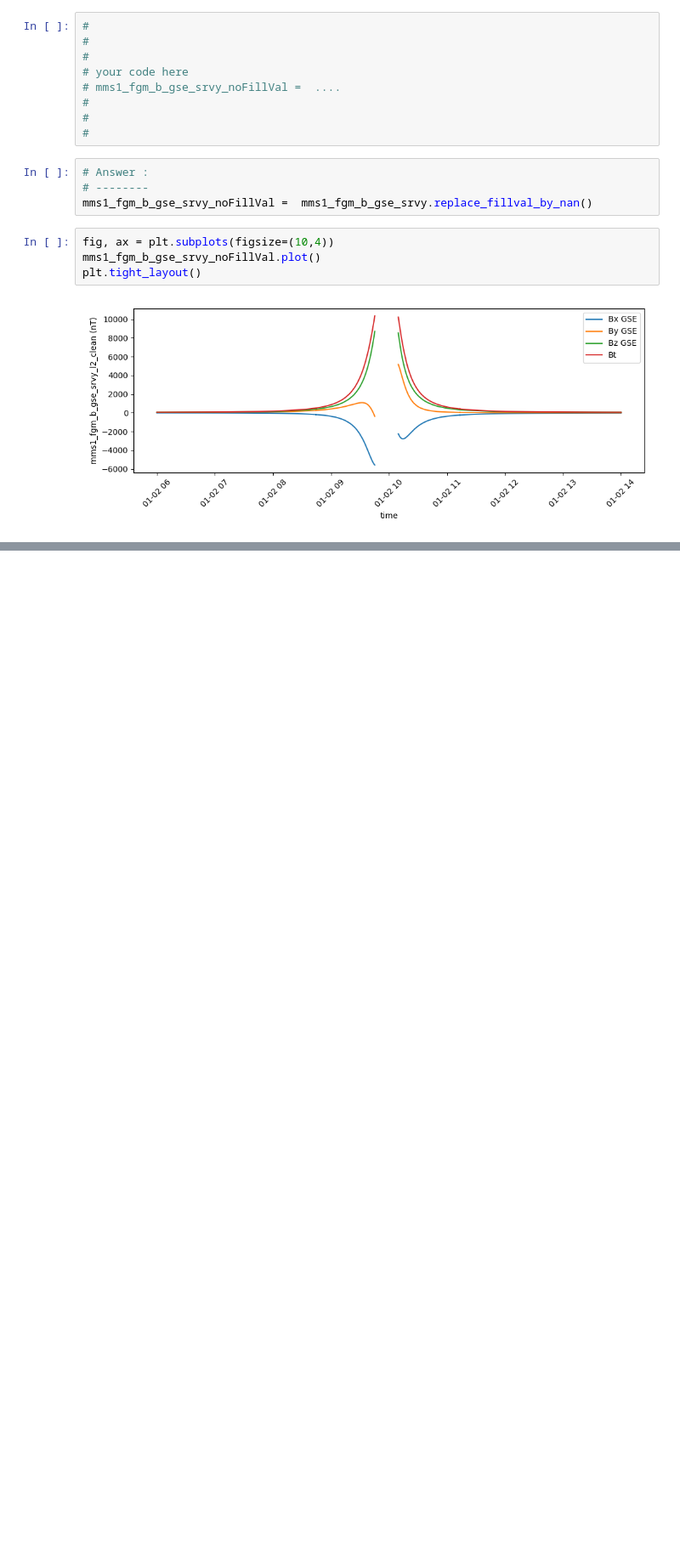
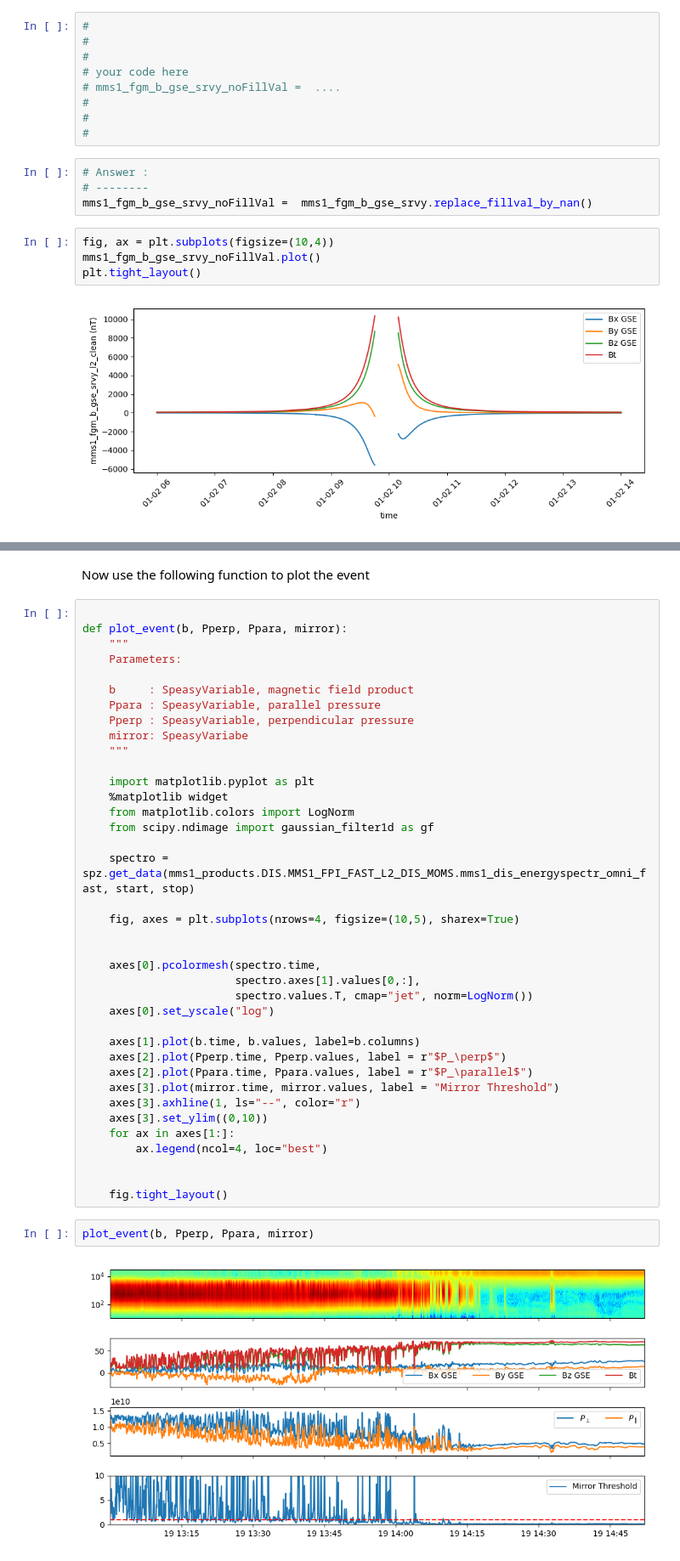
Before and after one commit to SciQLop/Workshlop, a Jupyter notebook: workshlop_exercices/2024/day1/tp2/exercice4_answers.ipynb, the cells around one changed output, grey strips where cells are left out. Shown at 85% size. Drawn from its saved outputs; the diff is of its cells as text; blank space fills up the shorter version.

Commit message:
adds mirror mode computation

```diff
--- a/workshlop_exercices/2024/day1/tp2/exercice4_answers.ipynb
+++ b/workshlop_exercices/2024/day1/tp2/exercice4_answers.ipynb
@@ -60,0 +129,44 @@ plt.tight_layout()
+# %% [markdown]
+Now use the following function to plot the event
+# %%
+
+def plot_event(b, Pperp, Ppara, mirror):
+    """
+    Parameters:
+
+    b     : SpeasyVariable, magnetic field product
+    Ppara : SpeasyVariable, parallel pressure
+    Pperp : SpeasyVariable, perpendicular pressure
+    mirror: SpeasyVariabe
+    """
+
+    import matplotlib.pyplot as plt
+    %matplotlib widget
+    from matplotlib.colors import LogNorm
+    from scipy.ndimage import gaussian_filter1d as gf
+
+    spectro = spz.get_data(mms1_products.DIS.MMS1_FPI_FAST_L2_DIS_MOMS.mms1_dis_energyspectr_omni_fast, start, stop)
+
+    fig, axes = plt.subplots(nrows=4, figsize=(10,5), sharex=True)
+
+
+    axes[0].pcolormesh(spectro.time,
+                       spectro.axes[1].values[0,:],
+                       spectro.values.T, cmap="jet", norm=LogNorm())
+    axes[0].set_yscale("log")
+
+    axes[1].plot(b.time, b.values, label=b.columns)
+    axes[2].plot(Pperp.time, Pperp.values, label = r"$P_\perp$")
+    axes[2].plot(Ppara.time, Ppara.values, label = r"$P_\parallel$")
+    axes[3].plot(mirror.time, mirror.values, label = "Mirror Threshold")
+    axes[3].axhline(1, ls="--", color="r")
+    axes[3].set_ylim((0,10))
+    for ax in axes[1:]:
+        ax.legend(ncol=4, loc="best")
+
+
+    fig.tight_layout()
+# %%
+plot_event(b, Pperp, Ppara, mirror)
+# %% [output]
+[figure, added]
```
Also changed, not shown: parts of 5 cells of this notebook.
